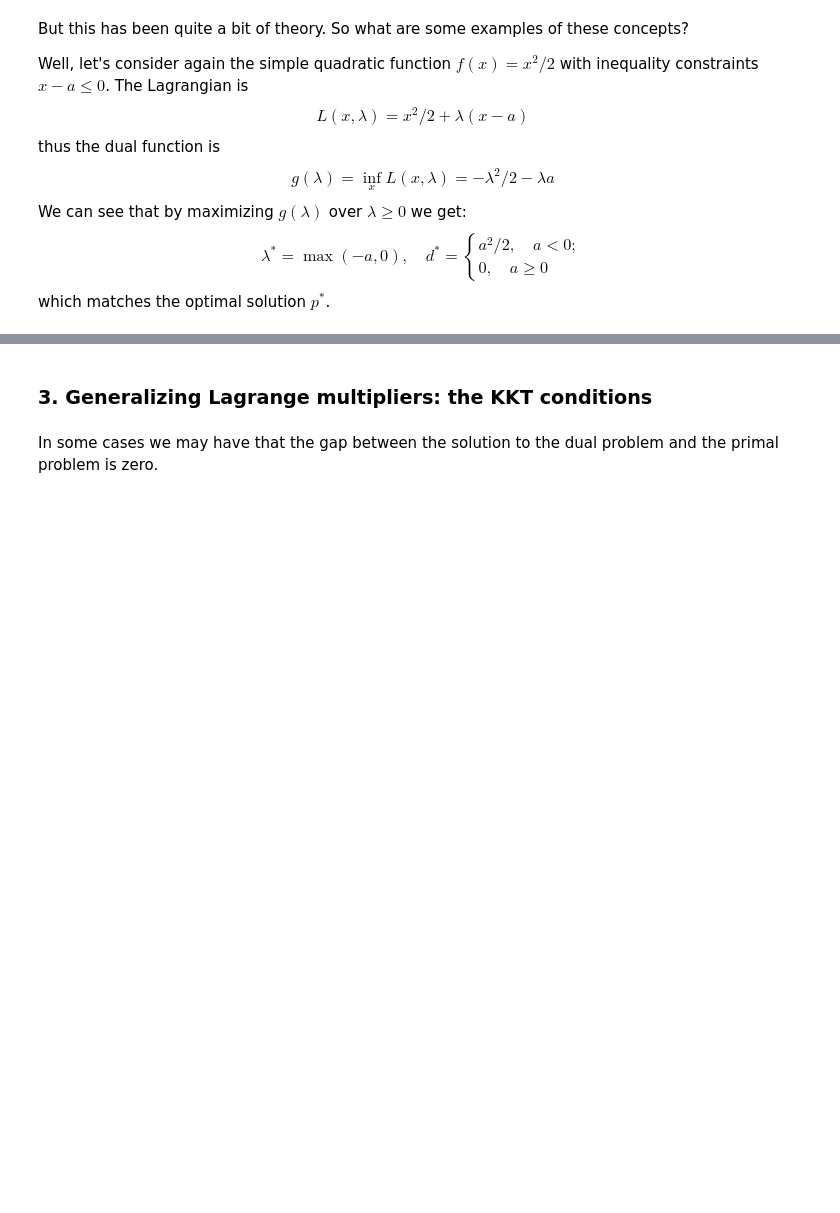
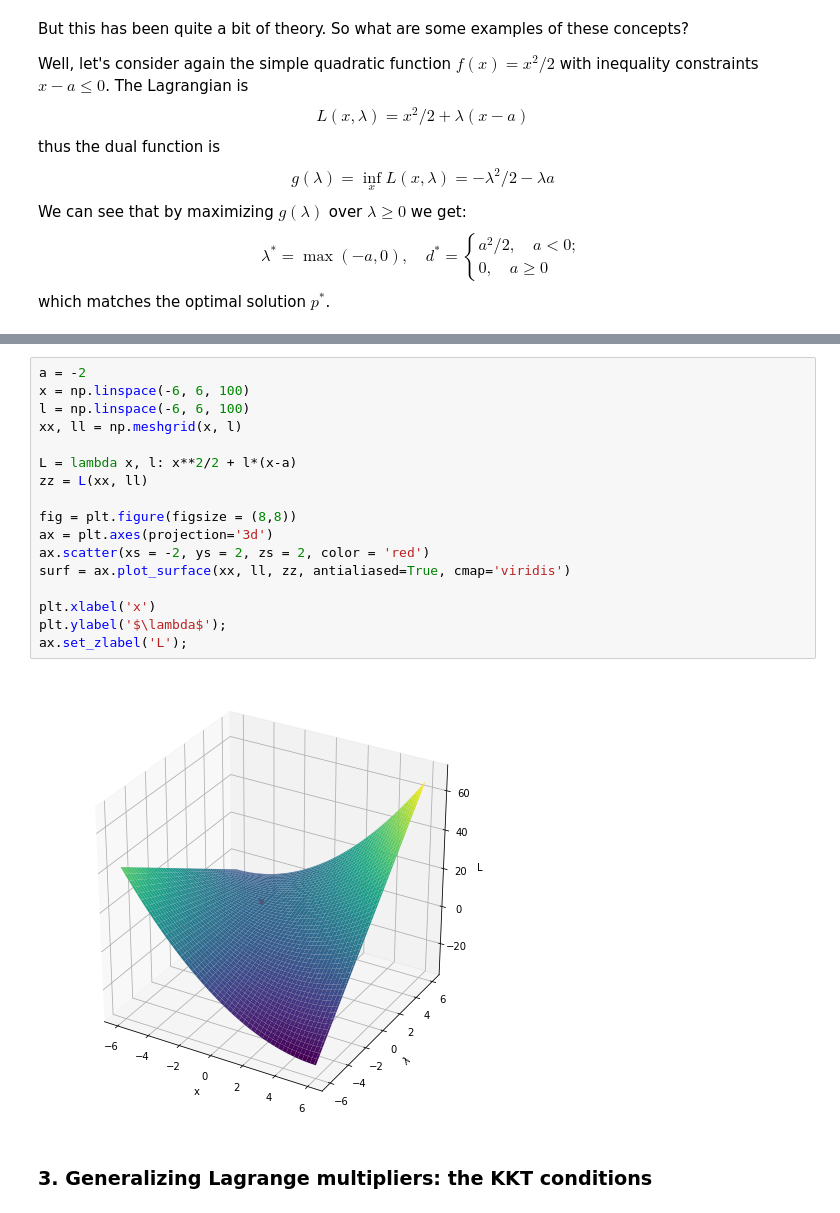
Before and after one commit to benlansdell/convex-tutorial, a Jupyter notebook: convex-tutorial.ipynb, the cells around one changed output, grey strips where cells are left out. Drawn from its saved outputs; the diff is of its cells as text; blank space fills up the shorter version.

```diff
--- a/convex-tutorial.ipynb
+++ b/convex-tutorial.ipynb
@@ -655,4 +762,21 @@ The primal problem can be expressed in a way that gives a nice symmetry to the t
+# %%
+a = -2
+x = np.linspace(-6, 6, 100)
+l = np.linspace(-6, 6, 100)
+xx, ll = np.meshgrid(x, l)
+
+L = lambda x, l: x**2/2 + l*(x-a)
+zz = L(xx, ll)
+
+fig = plt.figure(figsize = (8,8))
+ax = plt.axes(projection='3d')
+ax.scatter(xs = -2, ys = 2, zs = 2, color = 'red')
+surf = ax.plot_surface(xx, ll, zz, antialiased=True, cmap='viridis')
+
+plt.xlabel('x')
+plt.ylabel('$\lambda$');
+ax.set_zlabel('L');
+# %% [output]
+[figure, added]
 # %% [markdown]
 ### 3. Generalizing Lagrange multipliers: the KKT conditions
-# %% [markdown]
-In some cases we may have that the gap between the solution to the dual problem and the primal problem is zero.
```
Also changed, not shown: parts of 26 cells of this notebook, 1 other file.
